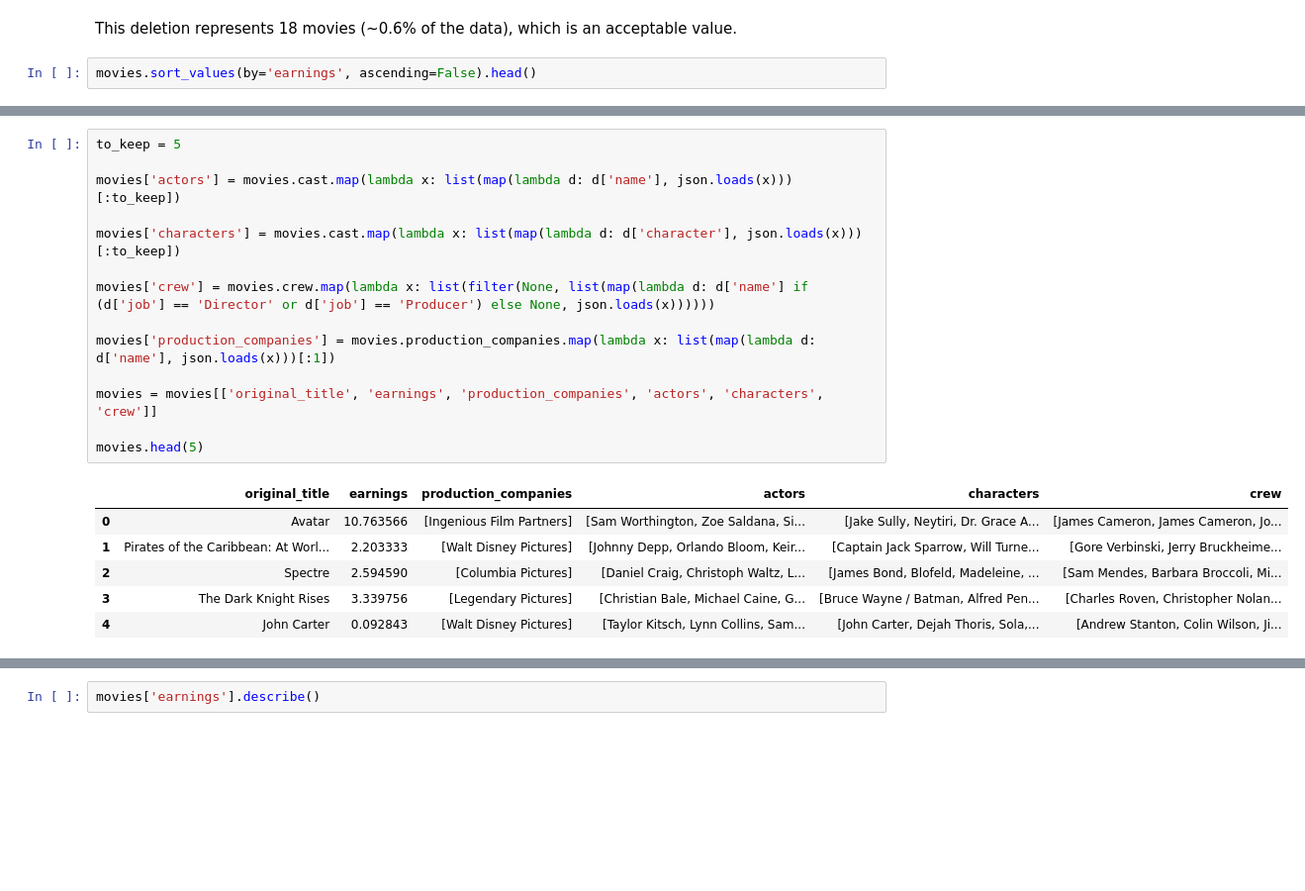
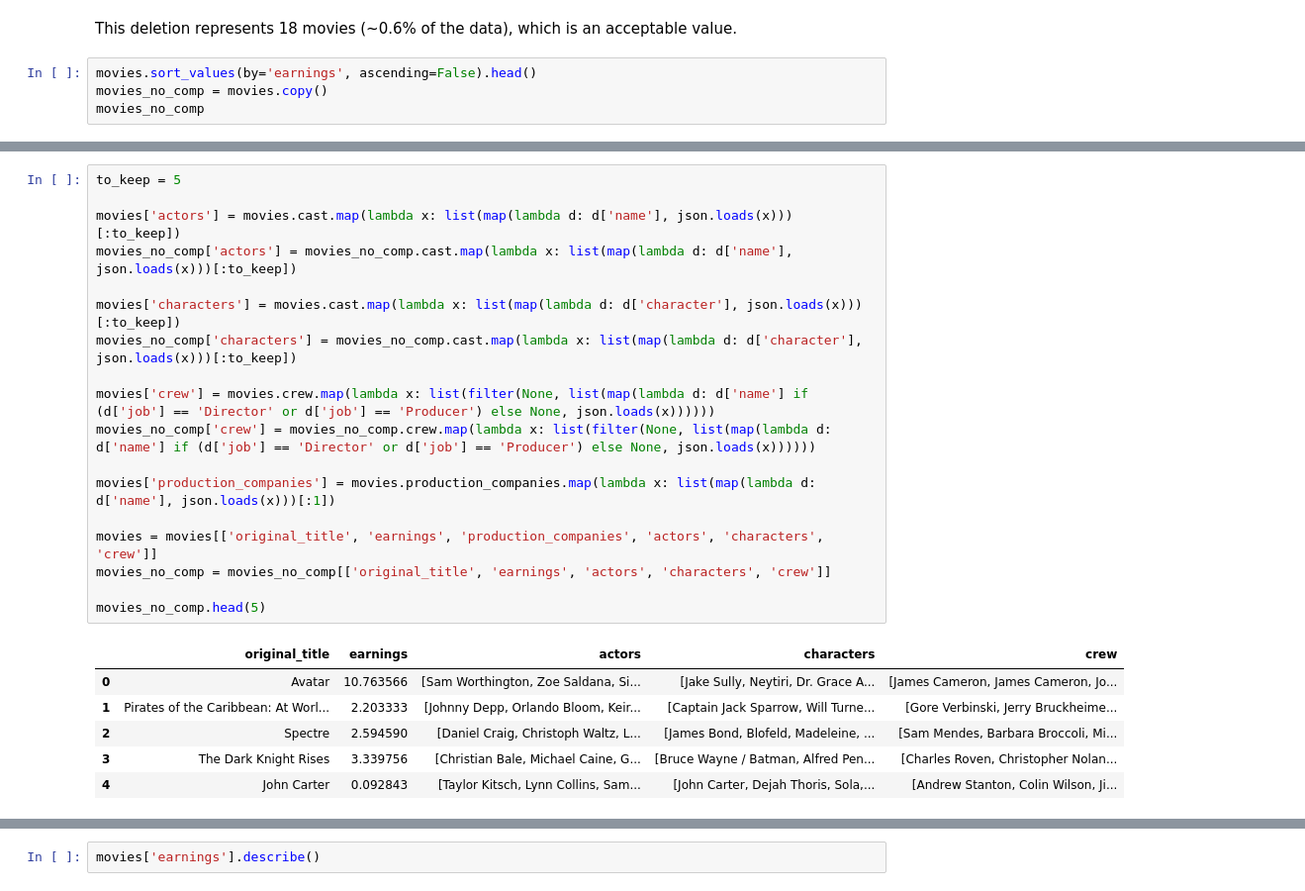
Before and after one commit to rocari96/NTDS-project, a Jupyter notebook: notebook.ipynb, the cells around one changed output, grey strips where cells are left out. Shown at 99% size. Drawn from its saved outputs; the diff is of its cells as text; blank space fills up the shorter version.

```diff
--- a/notebook.ipynb
+++ b/notebook.ipynb
@@ -84,5 +85,7 @@ print(prev_len - n_movies, 100*(prev_len - n_movies)/prev_len)
 This deletion represents 18 movies (~0.6% of the data), which is an acceptable value.
 # %%
 movies.sort_values(by='earnings', ascending=False).head()
+movies_no_comp = movies.copy()
+movies_no_comp
 # %% [output]
 |  | original_title | budget | revenue | earnings | production_companies | cast | crew |
@@ -94,23 +109,27 @@ movies.sort_values(by='earnings', ascending=False).head()
 # %%
 to_keep = 5
 
 movies['actors'] = movies.cast.map(lambda x: list(map(lambda d: d['name'], json.loads(x)))[:to_keep])
+movies_no_comp['actors'] = movies_no_comp.cast.map(lambda x: list(map(lambda d: d['name'], json.loads(x)))[:to_keep])
 
 movies['characters'] = movies.cast.map(lambda x: list(map(lambda d: d['character'], json.loads(x)))[:to_keep])
+movies_no_comp['characters'] = movies_no_comp.cast.map(lambda x: list(map(lambda d: d['character'], json.loads(x)))[:to_keep])
 
 movies['crew'] = movies.crew.map(lambda x: list(filter(None, list(map(lambda d: d['name'] if (d['job'] == 'Director' or d['job'] == 'Producer') else None, json.loads(x))))))
+movies_no_comp['crew'] = movies_no_comp.crew.map(lambda x: list(filter(None, list(map(lambda d: d['name'] if (d['job'] == 'Director' or d['job'] == 'Producer') else None, json.loads(x))))))
 
 movies['production_companies'] = movies.production_companies.map(lambda x: list(map(lambda d: d['name'], json.loads(x)))[:1])
 
 movies = movies[['original_title', 'earnings', 'production_companies', 'actors', 'characters', 'crew']]
+movies_no_comp = movies_no_comp[['original_title', 'earnings', 'actors', 'characters', 'crew']]
 
-movies.head(5)
+movies_no_comp.head(5)
 # %% [output]
-|  | original_title | earnings | production_companies | actors | characters | crew |
-| 0 | Avatar | 10.763566 | [Ingenious Film Partners] | [Sam Worthington, Zoe Saldana, Si... | [Jake Sully, Neytiri, Dr. Grace A... | [James Cameron, James Cameron, Jo... |
-| 1 | Pirates of the Caribbean: At Worl... | 2.203333 | [Walt Disney Pictures] | [Johnny Depp, Orlando Bloom, Keir... | [Captain Jack Sparrow, Will Turne... | [Gore Verbinski, Jerry Bruckheime... |
-| 2 | Spectre | 2.594590 | [Columbia Pictures] | [Daniel Craig, Christoph Waltz, L... | [James Bond, Blofeld, Madeleine, ... | [Sam Mendes, Barbara Broccoli, Mi... |
-| 3 | The Dark Knight Rises | 3.339756 | [Legendary Pictures] | [Christian Bale, Michael Caine, G... | [Bruce Wayne / Batman, Alfred Pen... | [Charles Roven, Christopher Nolan... |
-| 4 | John Carter | 0.092843 | [Walt Disney Pictures] | [Taylor Kitsch, Lynn Collins, Sam... | [John Carter, Dejah Thoris, Sola,... | [Andrew Stanton, Colin Wilson, Ji... |
+|  | original_title | earnings | actors | characters | crew |
+| 0 | Avatar | 10.763566 | [Sam Worthington, Zoe Saldana, Si... | [Jake Sully, Neytiri, Dr. Grace A... | [James Cameron, James Cameron, Jo... |
+| 1 | Pirates of the Caribbean: At Worl... | 2.203333 | [Johnny Depp, Orlando Bloom, Keir... | [Captain Jack Sparrow, Will Turne... | [Gore Verbinski, Jerry Bruckheime... |
+| 2 | Spectre | 2.594590 | [Daniel Craig, Christoph Waltz, L... | [James Bond, Blofeld, Madeleine, ... | [Sam Mendes, Barbara Broccoli, Mi... |
+| 3 | The Dark Knight Rises | 3.339756 | [Christian Bale, Michael Caine, G... | [Bruce Wayne / Batman, Alfred Pen... | [Charles Roven, Christopher Nolan... |
+| 4 | John Carter | 0.092843 | [Taylor Kitsch, Lynn Collins, Sam... | [John Carter, Dejah Thoris, Sola,... | [Andrew Stanton, Colin Wilson, Ji... |
 # %%
 movies['features'] = movies['production_companies'] + movies['actors'] + movies['characters'] + movies['crew']
```
Also changed, not shown: parts of 40 cells of this notebook, 7 other files.
